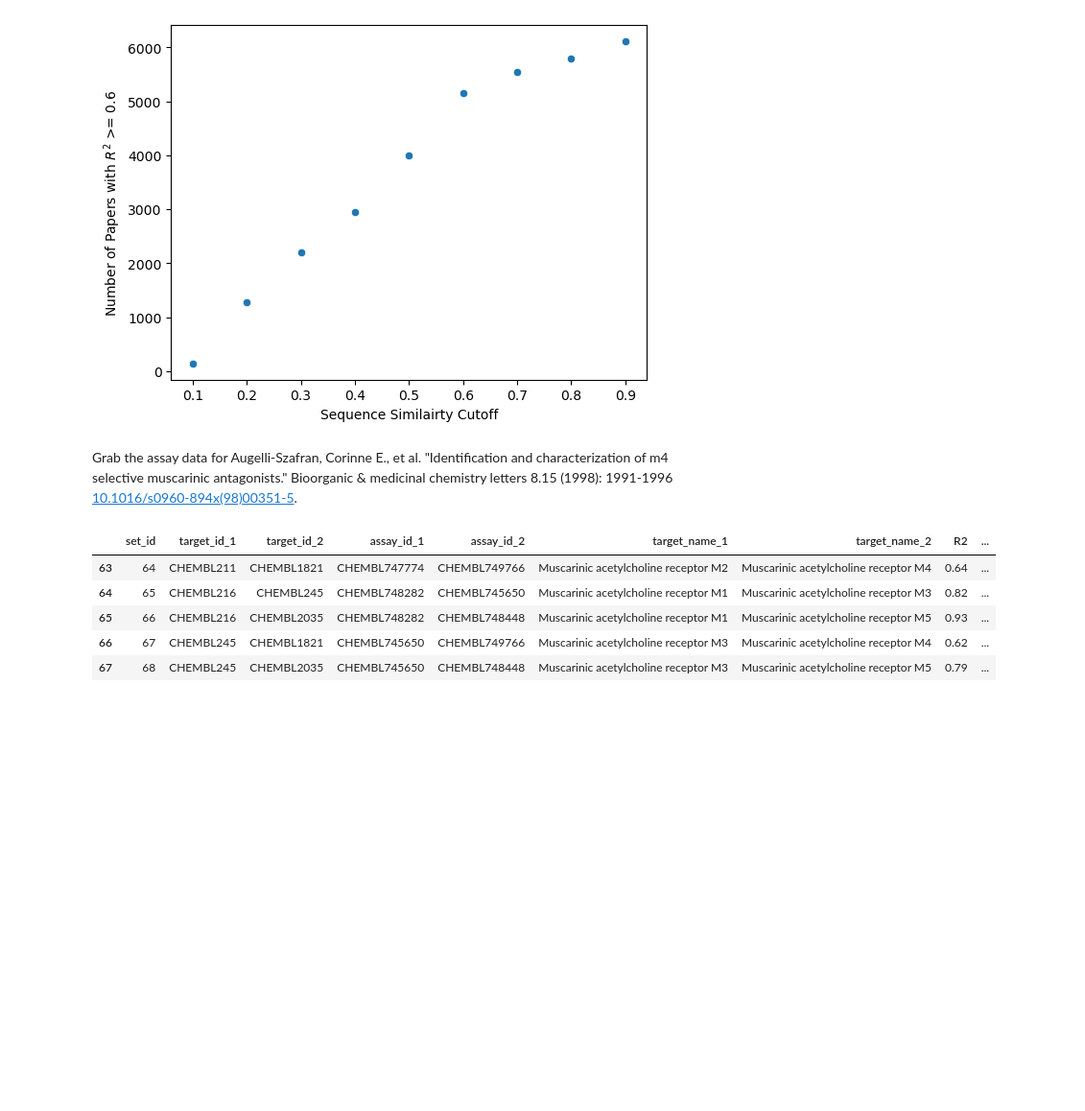
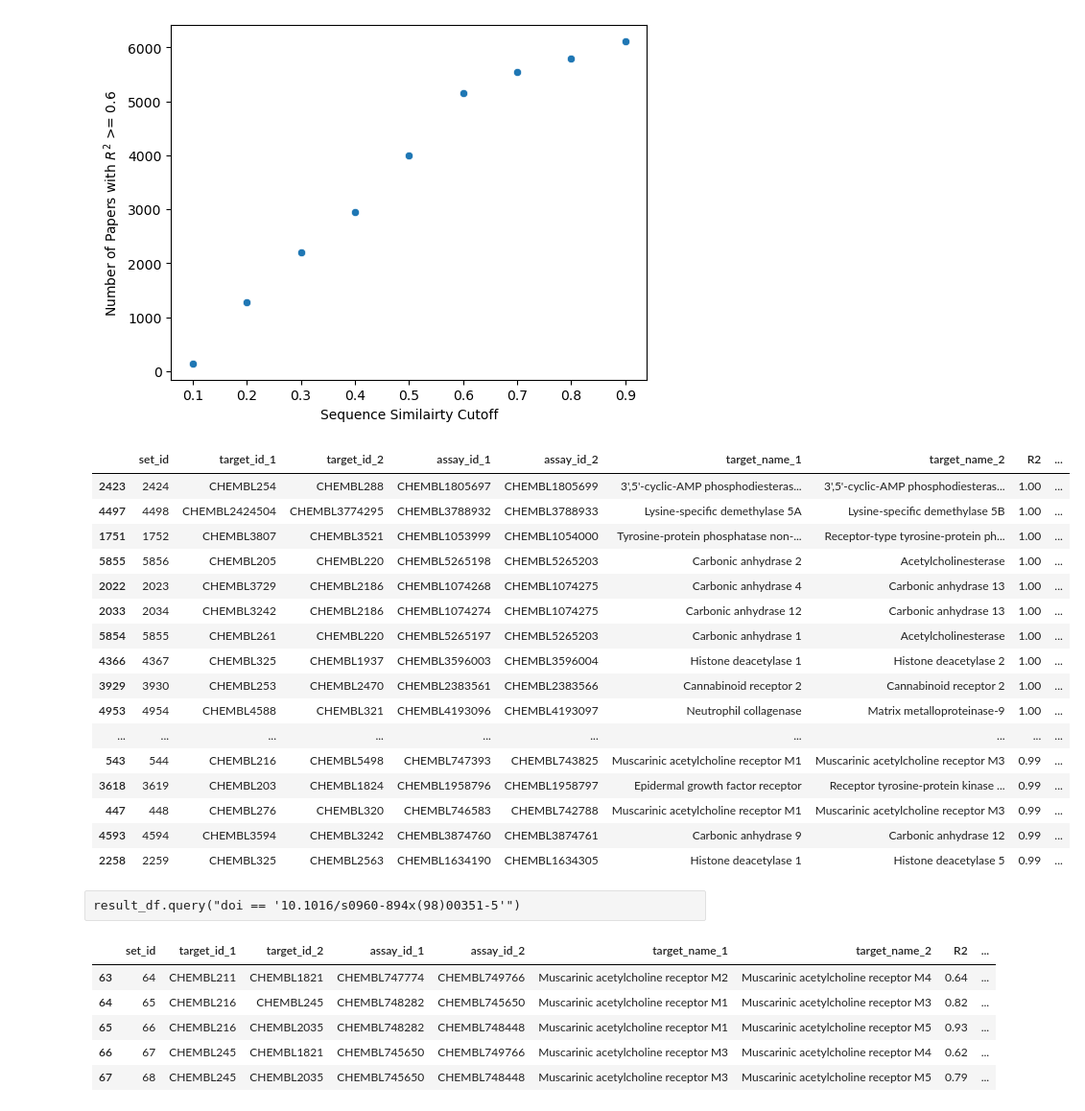
Before and after one commit to bamattsson/ntab, a Jupyter notebook: chembl_analysis/chembl_leakage.ipynb, the cells around one changed output. Shown at 96% size. Saved outputs shown, nothing was run; the diff lists cells and outputs as text; code cells hidden in the pictures; blank space fills up the shorter version.

```diff
--- a/chembl_analysis/chembl_leakage.ipynb
+++ b/chembl_analysis/chembl_leakage.ipynb
@@ -16,26 +9,9 @@ Collect the data and identify the pairs of correlated assays
 # %%
-# Group by set_id and extract information for each pair
-def extract_pair_info(group):
-    unique_targets = group.drop_duplicates(subset=['target_id'])
-    if len(unique_targets) != 2:
-        return None
-
-    t1, t2 = unique_targets.itertuples(index=False, name=None)[:2]
-    # Note: unique_targets order is preserved
-    row = {
-        'set_id': unique_targets['set_id'].iloc[0],
-        'target_id_1': unique_targets['target_id'].iloc[0],
-        'target_id_2': unique_targets['target_id'].iloc[1],
-        'assay_id_1': unique_targets['assay_ids'].iloc[0],
-        'assay_id_2': unique_targets['assay_ids'].iloc[1],
-        'target_name_1': unique_targets['target_name'].iloc[0],
-        'target_name_2': unique_targets['target_name'].iloc[1],
-        'R2': unique_targets['r2'].iloc[0],
-        'seq_sim': unique_targets['seq_similarity'].iloc[0],
-        'doc_id': unique_targets['doc_id'].iloc[0],
-        'doi': unique_targets['doi'].iloc[0]
-    }
-    return pd.Series(row)
-
-result_df = df.groupby('set_id', group_keys=False).apply(extract_pair_info).dropna().reset_index(drop=True)
-result_df = result_df.round(2)
+result_list = []
+for idx,(k,v) in enumerate(df.groupby("set_id")):
+    v_unique = v.drop_duplicates(subset=["target_id"])
+    if len(v_unique) != 2:
+        continue
+    result = [k] + v_unique.target_id.values.tolist() + v_unique.assay_ids.values.tolist() + v_unique.target_name.values.tolist()
+    result += [v_unique.r2.values[0],v_unique.seq_similarity.values[0],v_unique.doc_id.values[0],v_unique.doi.values[0]]
+    result_list.append(result)
@@ -44,3 +18,6 @@ Sample 20 rows from correlated assays dataframe
+# %%
+cols = ["set_id","target_id_1","target_id_2","assay_id_1","assay_id_2","target_name_1","target_name_2","R2","seq_sim","doc_id","doi"]
+result_df = pd.DataFrame(result_list,columns=cols).round(2)
 # %%
 result_df[["set_id","target_name_1","target_name_2","R2","seq_sim"]].sample(20)
 # %% [output]
@@ -74,6 +49,26 @@ ax.set_ylabel("Number of Papers with $R^2$ >= 0.6")
 # %% [output]
 Text(0, 0.5, 'Number of Papers with $R^2$ >= 0.6')
 [figure]
-# %% [markdown]
-Grab the assay data for Augelli-Szafran, Corinne E., et al. "Identification and characterization of m4 selective muscarinic antagonists." Bioorganic & medicinal chemistry letters 8.15 (1998): 1991-1996 [10.1016/s0960-894x(98)00351-5](https://www.sciencedirect.com/science/article/abs/pii/S0960894X98003515).
+# %%
+result_df.sort_values("R2",ascending=False).head(25)
+# %% [output]
+|  | set_id | target_id_1 | target_id_2 | assay_id_1 | assay_id_2 | target_name_1 | target_name_2 | R2 | ... |
+| 2423 | 2424 | CHEMBL254 | CHEMBL288 | CHEMBL1805697 | CHEMBL1805699 | 3',5'-cyclic-AMP phosphodiesteras... | 3',5'-cyclic-AMP phosphodiesteras... | 1.00 | ... |
+| 4497 | 4498 | CHEMBL2424504 | CHEMBL3774295 | CHEMBL3788932 | CHEMBL3788933 | Lysine-specific demethylase 5A | Lysine-specific demethylase 5B | 1.00 | ... |
+| 1751 | 1752 | CHEMBL3807 | CHEMBL3521 | CHEMBL1053999 | CHEMBL1054000 | Tyrosine-protein phosphatase non-... | Receptor-type tyrosine-protein ph... | 1.00 | ... |
+| 5855 | 5856 | CHEMBL205 | CHEMBL220 | CHEMBL5265198 | CHEMBL5265203 | Carbonic anhydrase 2 | Acetylcholinesterase | 1.00 | ... |
+| 2022 | 2023 | CHEMBL3729 | CHEMBL2186 | CHEMBL1074268 | CHEMBL1074275 | Carbonic anhydrase 4 | Carbonic anhydrase 13 | 1.00 | ... |
+| 2033 | 2034 | CHEMBL3242 | CHEMBL2186 | CHEMBL1074274 | CHEMBL1074275 | Carbonic anhydrase 12 | Carbonic anhydrase 13 | 1.00 | ... |
+| 5854 | 5855 | CHEMBL261 | CHEMBL220 | CHEMBL5265197 | CHEMBL5265203 | Carbonic anhydrase 1 | Acetylcholinesterase | 1.00 | ... |
+| 4366 | 4367 | CHEMBL325 | CHEMBL1937 | CHEMBL3596003 | CHEMBL3596004 | Histone deacetylase 1 | Histone deacetylase 2 | 1.00 | ... |
+| 3929 | 3930 | CHEMBL253 | CHEMBL2470 | CHEMBL2383561 | CHEMBL2383566 | Cannabinoid receptor 2 | Cannabinoid receptor 2 | 1.00 | ... |
+| 4953 | 4954 | CHEMBL4588 | CHEMBL321 | CHEMBL4193096 | CHEMBL4193097 | Neutrophil collagenase | Matrix metalloproteinase-9 | 1.00 | ... |
+| ... | ... | ... | ... | ... | ... | ... | ... | ... | ... |
+| 543 | 544 | CHEMBL216 | CHEMBL5498 | CHEMBL747393 | CHEMBL743825 | Muscarinic acetylcholine receptor M1 | Muscarinic acetylcholine receptor M3 | 0.99 | ... |
+| 3618 | 3619 | CHEMBL203 | CHEMBL1824 | CHEMBL1958796 | CHEMBL1958797 | Epidermal growth factor receptor | Receptor tyrosine-protein kinase ... | 0.99 | ... |
+| 447 | 448 | CHEMBL276 | CHEMBL320 | CHEMBL746583 | CHEMBL742788 | Muscarinic acetylcholine receptor M1 | Muscarinic acetylcholine receptor M3 | 0.99 | ... |
+| 4593 | 4594 | CHEMBL3594 | CHEMBL3242 | CHEMBL3874760 | CHEMBL3874761 | Carbonic anhydrase 9 | Carbonic anhydrase 12 | 0.99 | ... |
+| 2258 | 2259 | CHEMBL325 | CHEMBL2563 | CHEMBL1634190 | CHEMBL1634305 | Histone deacetylase 1 | Histone deacetylase 5 | 0.99 | ... |
+# %% [raw]
+result_df.query("doi == '10.1016/s0960-894x(98)00351-5'")
 # %%
```
Also changed, not shown: parts of 17 cells of this notebook.
